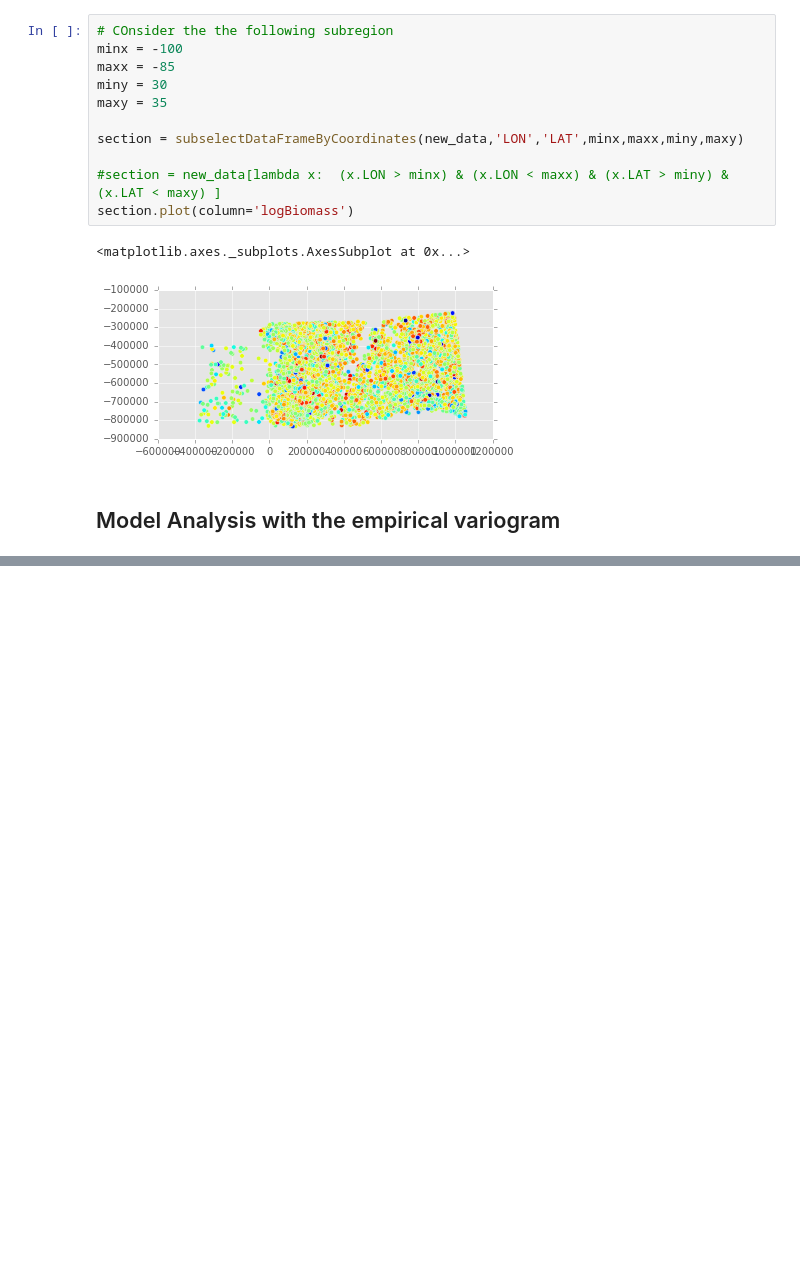
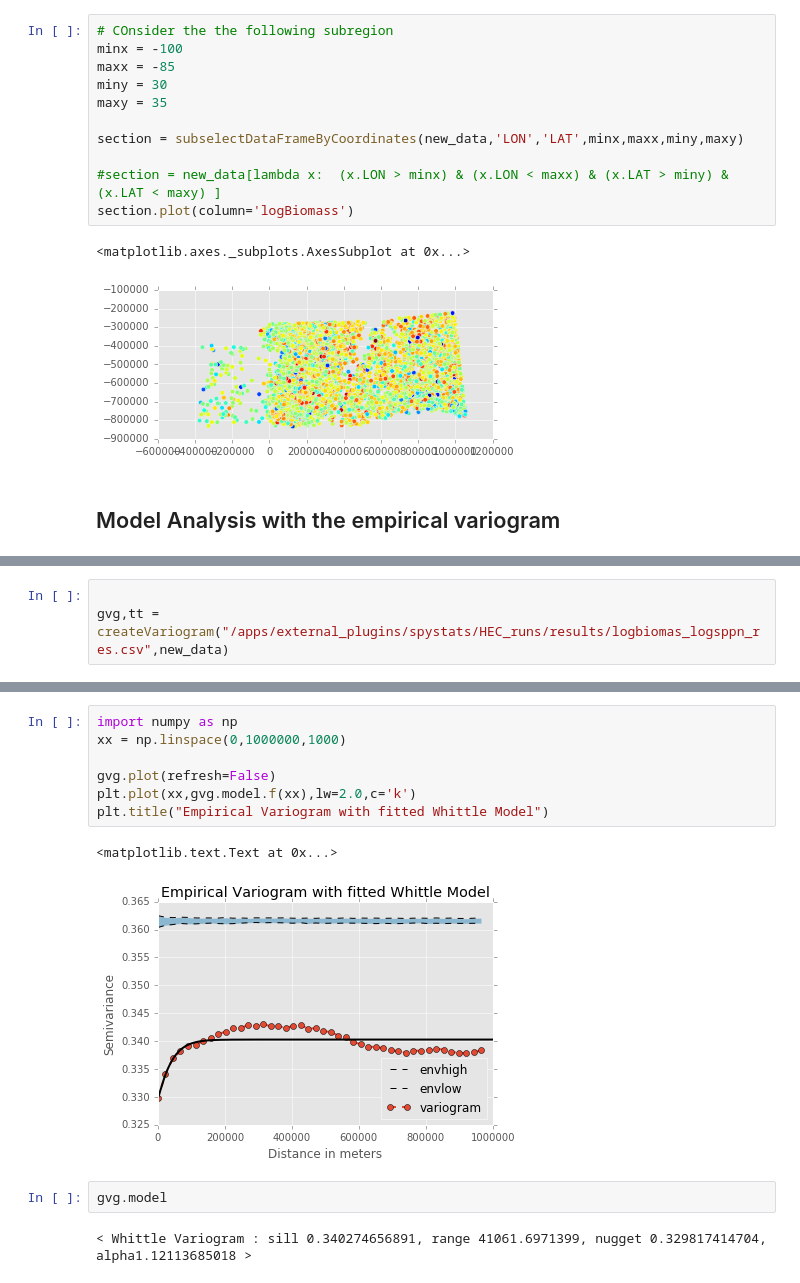
Before and after one commit to molgor/spystats, a Jupyter notebook: notebooks/Analysis_spatial_autocorrelation_with_empirical_variogram_using_GLS.ipynb, the cells around one changed output, grey strips where cells are left out. Cells and saved outputs as stored; diff of their text form; blank space fills up the shorter version.

```diff
--- a/notebooks/Analysis_spatial_autocorrelation_with_empirical_variogram_using_GLS.ipynb
+++ b/notebooks/Analysis_spatial_autocorrelation_with_empirical_variogram_using_GLS.ipynb
@@ -378,0 +93,3 @@ source: http://www.sciencedirect.com/science/article/pii/S0098300408000666#bib5
+# %%
+
+gvg,tt = createVariogram("/apps/external_plugins/spystats/HEC_runs/results/logbiomas_logsppn_res.csv",new_data)
@@ -378,0 +103,14 @@ source: http://www.sciencedirect.com/science/article/pii/S0098300408000666#bib5
+# %%
+import numpy as np
+xx = np.linspace(0,1000000,1000)
+
+gvg.plot(refresh=False)
+plt.plot(xx,gvg.model.f(xx),lw=2.0,c='k')
+plt.title("Empirical Variogram with fitted Whittle Model")
+# %% [output]
+<matplotlib.text.Text at 0x...>
+[figure, added]
+# %%
+gvg.model
+# %% [output]
+< Whittle Variogram : sill 0.340274656891, range 41061.6971399, nugget 0.329817414704, alpha1.12113685018 >
```
Also changed, not shown: parts of 59 cells of this notebook, 2 other files.
